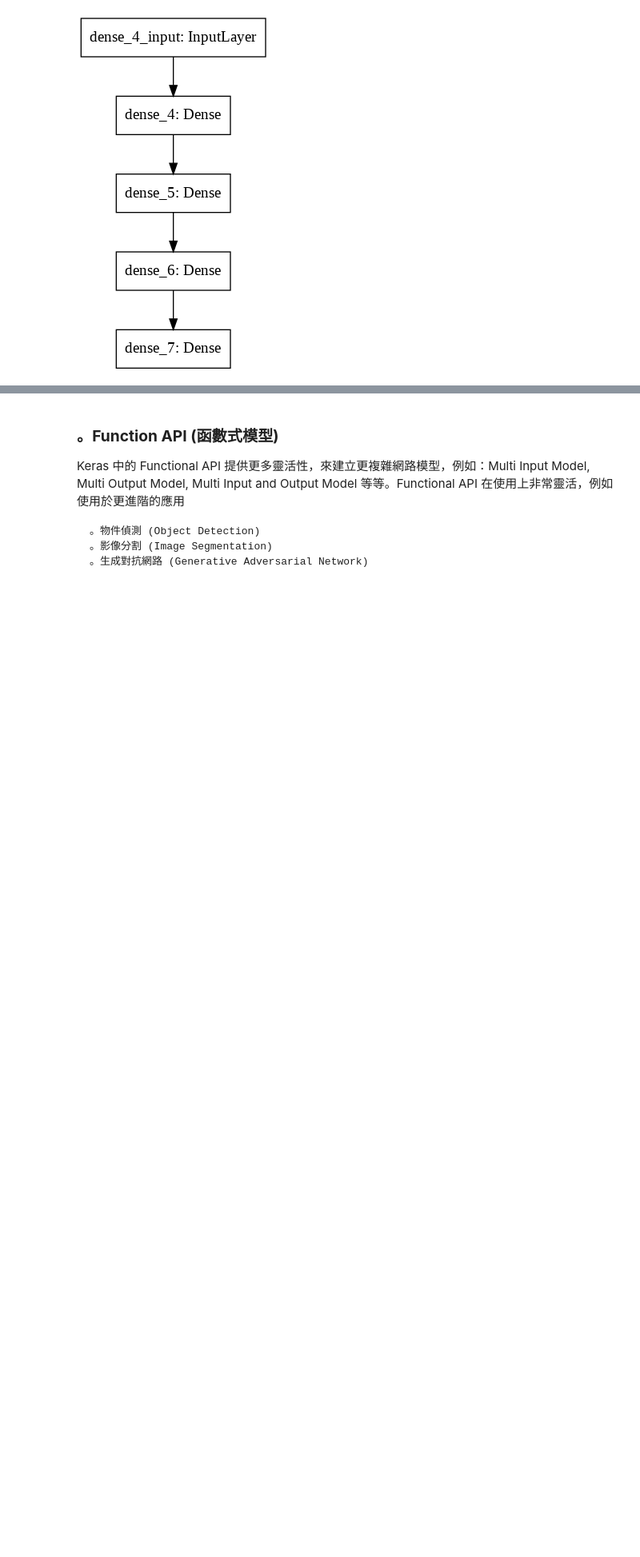
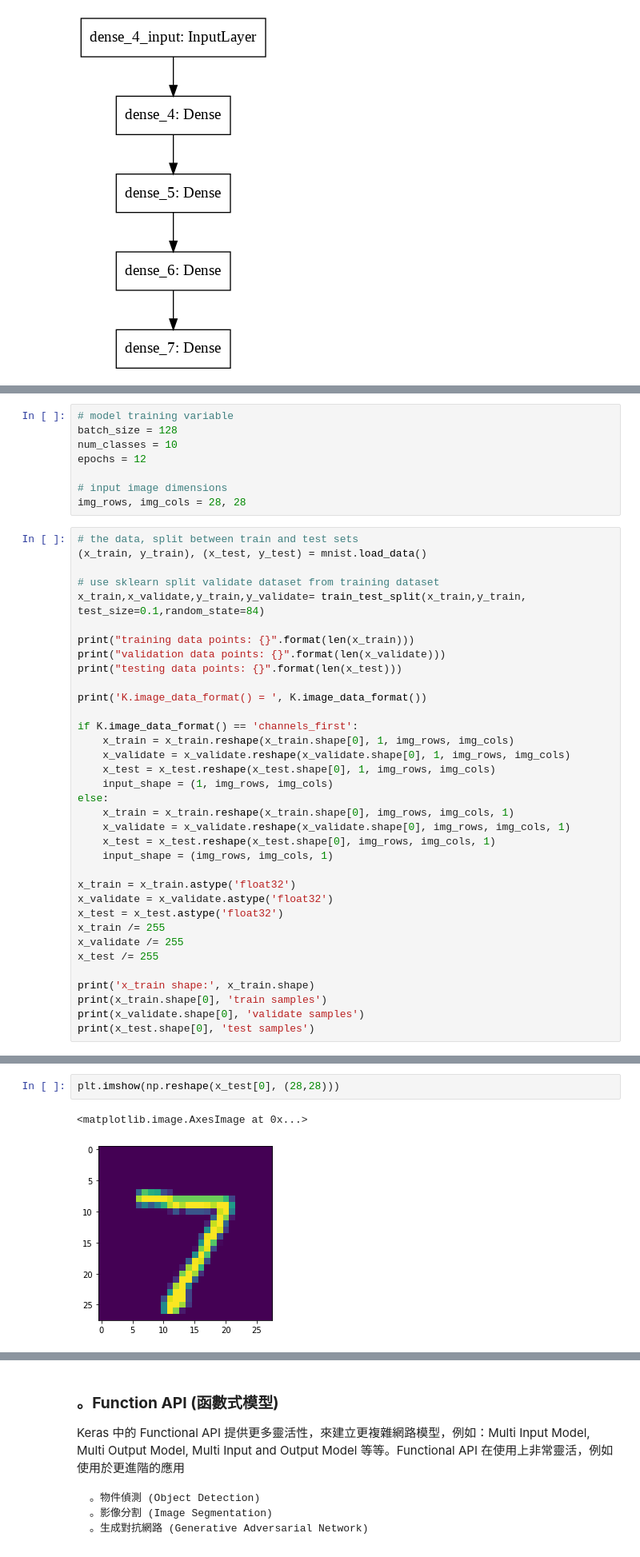
Before and after one commit to andyrkchang/THU_IE_AI_PROGRAM, a Jupyter notebook: 人工智慧導論.ipynb, the cells around one changed output, grey strips where cells are left out. Shown: that part at 80% size. Drawn from its saved outputs; the diff is of its cells as text; blank space fills up the shorter version.

```diff
--- a/人工智慧導論.ipynb
+++ b/人工智慧導論.ipynb
@@ -403,0 +439,43 @@ Image('Sequential_Model.png')
+# %%
+# model training variable
+batch_size = 128
+num_classes = 10
+epochs = 12
+
+# input image dimensions
+img_rows, img_cols = 28, 28
+# %%
+# the data, split between train and test sets
+(x_train, y_train), (x_test, y_test) = mnist.load_data()
+
+# use sklearn split validate dataset from training dataset
+x_train,x_validate,y_train,y_validate= train_test_split(x_train,y_train, test_size=0.1,random_state=84)
+
+print("training data points: {}".format(len(x_train)))
+print("validation data points: {}".format(len(x_validate)))
+print("testing data points: {}".format(len(x_test)))
+
+print('K.image_data_format() = ', K.image_data_format())
+
+if K.image_data_format() == 'channels_first':
+    x_train = x_train.reshape(x_train.shape[0], 1, img_rows, img_cols)
+    x_validate = x_validate.reshape(x_validate.shape[0], 1, img_rows, img_cols)
+    x_test = x_test.reshape(x_test.shape[0], 1, img_rows, img_cols)
+    input_shape = (1, img_rows, img_cols)
+else:
+    x_train = x_train.reshape(x_train.shape[0], img_rows, img_cols, 1)
+    x_validate = x_validate.reshape(x_validate.shape[0], img_rows, img_cols, 1)
+    x_test = x_test.reshape(x_test.shape[0], img_rows, img_cols, 1)
+    input_shape = (img_rows, img_cols, 1)
+
+x_train = x_train.astype('float32')
+x_validate = x_validate.astype('float32')
+x_test = x_test.astype('float32')
+x_train /= 255
+x_validate /= 255
+x_test /= 255
+
+print('x_train shape:', x_train.shape)
+print(x_train.shape[0], 'train samples')
+print(x_validate.shape[0], 'validate samples')
+print(x_test.shape[0], 'test samples')
@@ -403,0 +599,5 @@ Image('Sequential_Model.png')
+# %%
+plt.imshow(np.reshape(x_test[0], (28,28)))
+# %% [output]
+<matplotlib.image.AxesImage at 0x...>
+[figure, added]
```
Also changed, not shown: parts of 25 cells of this notebook.
